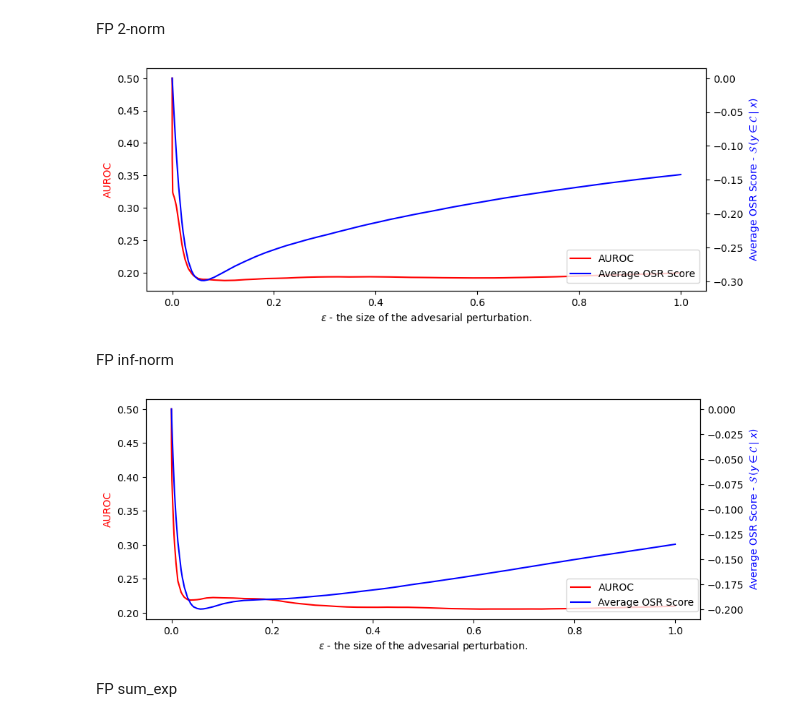
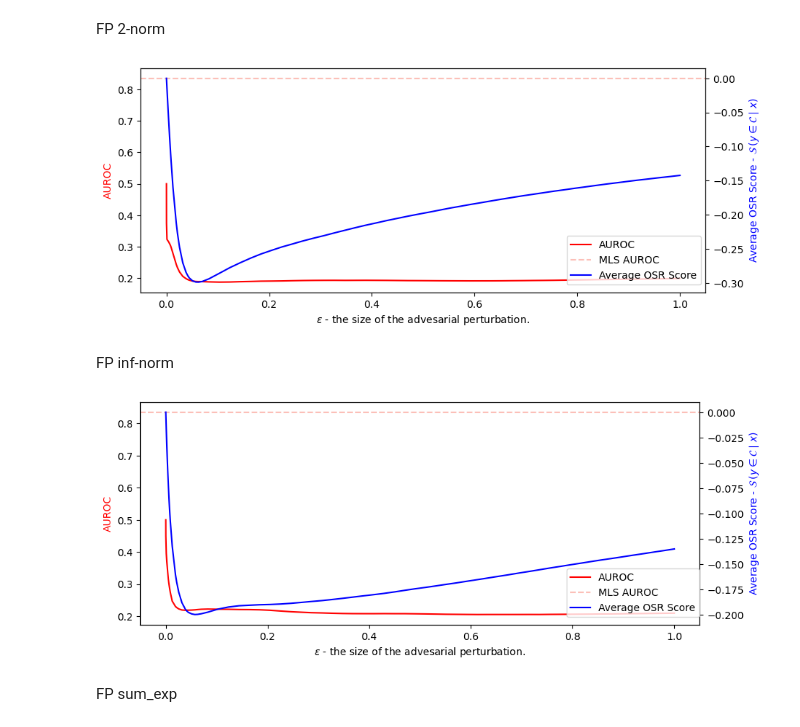
Before and after one commit to krellemand/bachelor_project, a Jupyter notebook: notebooks/visualizing_adv_attacks.ipynb, the cells around one changed output. Saved outputs shown, nothing was run; the diff lists cells and outputs as text; code cells hidden in the pictures.

```diff
--- a/notebooks/visualizing_adv_attacks.ipynb
+++ b/notebooks/visualizing_adv_attacks.ipynb
@@ -437,17 +437,17 @@ FP 2-norm
 # %%
 mlc_plot_fp_two_norm = EpsExperimentPlot(add_zoom=None)
 mlc_plot_fp_two_norm.load_and_add_logit_change_to_eps_plot(tin_logits_dir + 'fp/fgsm/two_norm/', tin_logits_dir + 'plain/logits_0.pt', 0)
-mlc_plot_fp_two_norm.set_legend_and_highlight_eps(legend_loc=(0.70,0.18))
+mlc_plot_fp_two_norm.set_legend_and_highlight_eps(legend_loc=(0.70,0.18), h_line=0.835)
 # %% [output]
-[figure, old version]
+[figure, new version]
 # %% [markdown]
 FP inf-norm
 # %%
 mlc_plot_fp_inf_norm = EpsExperimentPlot(add_zoom=None)
 mlc_plot_fp_inf_norm.load_and_add_logit_change_to_eps_plot(tin_logits_dir + 'fp/fgsm/inf_norm/', tin_logits_dir + 'plain/logits_0.pt', 0)
-mlc_plot_fp_inf_norm.set_legend_and_highlight_eps(legend_loc=(0.70,0.18))
+mlc_plot_fp_inf_norm.set_legend_and_highlight_eps(legend_loc=(0.70,0.18), h_line=0.835)
 # %% [output]
-[figure, old version]
+[figure, new version]
 # %% [markdown]
 FP sum_exp
 # %%
```
Also changed, not shown: parts of 6 cells of this notebook, 4 other files.
